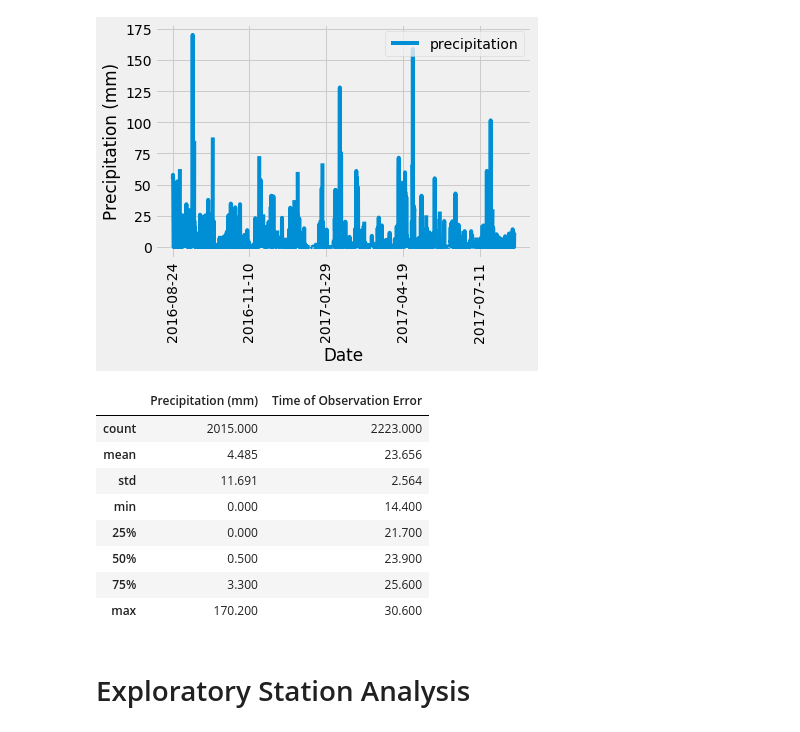
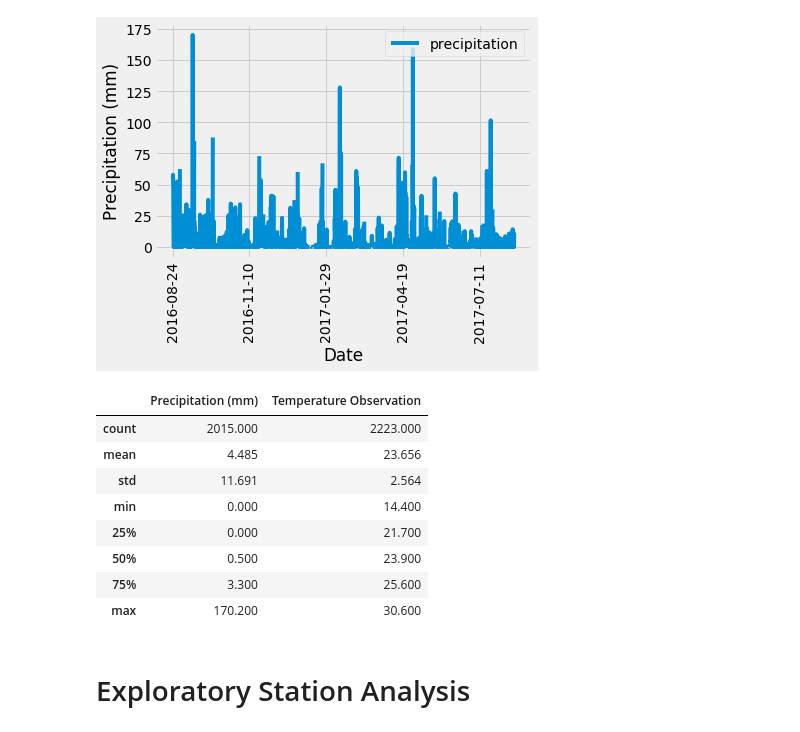
Before and after one commit to oli124/sqlalchemy-challenge, a Jupyter notebook: SurfsUp/climate_starter.ipynb, the cells around one changed output. Saved outputs shown, nothing was run; the diff lists cells and outputs as text; code cells hidden in the pictures.

```diff
--- a/SurfsUp/climate_starter.ipynb
+++ b/SurfsUp/climate_starter.ipynb
@@ -90,19 +90,19 @@ plt.show()
 # %%
 # Use Pandas to calcualte the summary statistics for the precipitation data
 all_prcp_data = session.query(Measurement.date, Measurement.prcp, Measurement.tobs).\
     filter(Measurement.date > year_ago).all()
 
 summary_stats_df = pd.DataFrame(all_prcp_data, columns = ['date', 'prcp', 'tobs'])
 summary_stats_df = summary_stats_df.rename(
     columns={
         'date': 'Date',
         'prcp': 'Precipitation (mm)',
-        'tobs': 'Time of Observation Error'}
+        'tobs': 'Temperature Observation'}
         )
 
 summary_stats_df.describe().round(3)
 # %% [output]
-|  | Precipitation (mm) | Time of Observation Error |
+|  | Precipitation (mm) | Temperature Observation |
 | count | 2015.000 | 2223.000 |
 | mean | 4.485 | 23.656 |
 | std | 11.691 | 2.564 |
```
Also changed, not shown: parts of 2 cells of this notebook.
